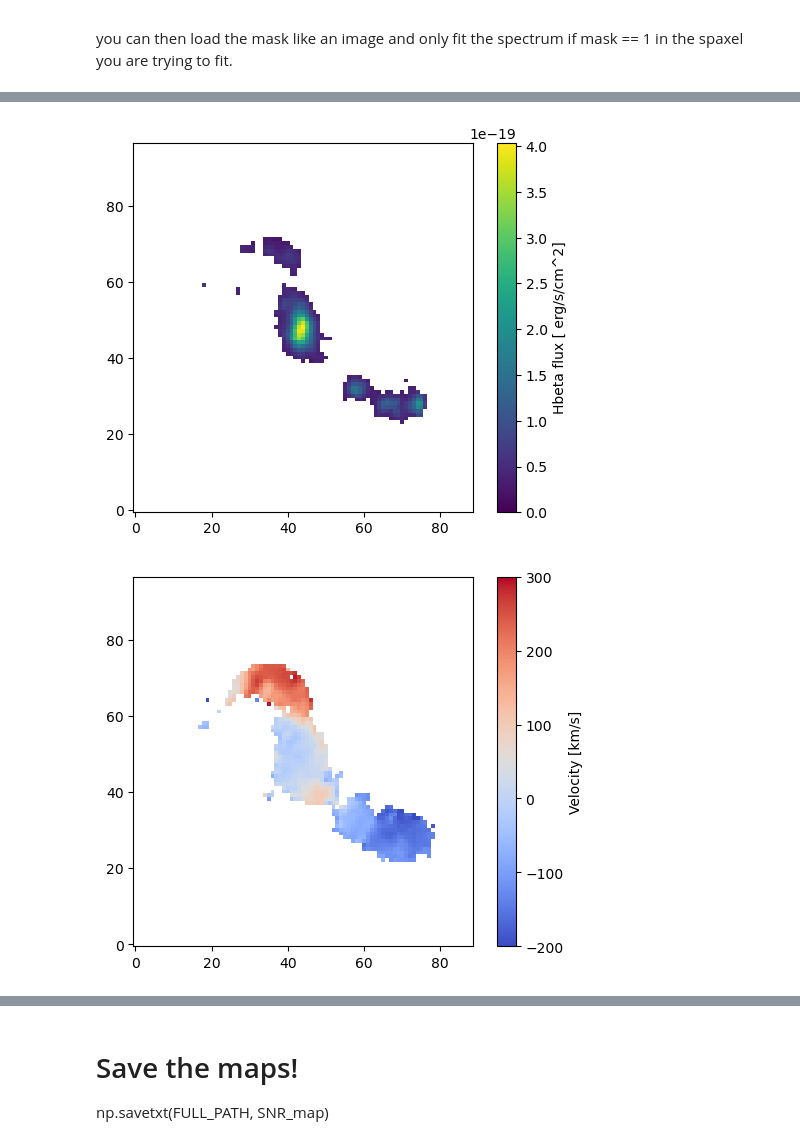
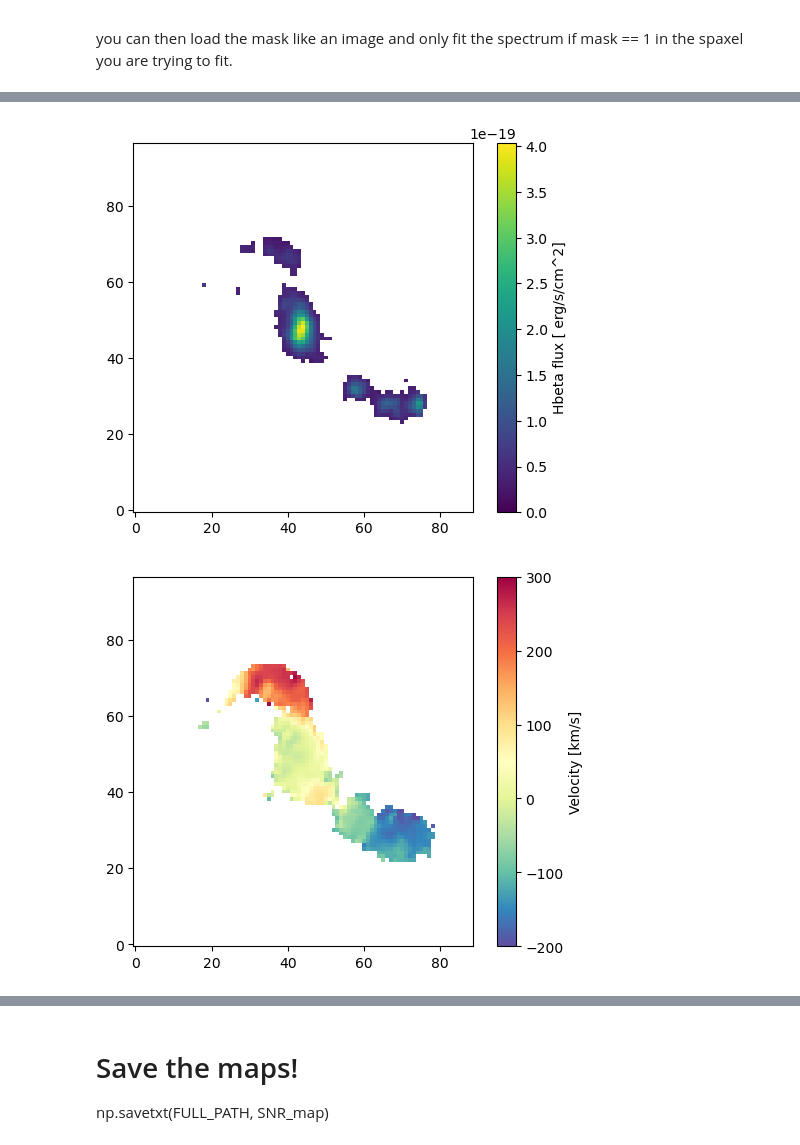
Before and after one commit to honzascholtz/Qubespec, a Jupyter notebook: Tutorial/Torun_school/5_Spaxel-by-spaxel_fitting.ipynb, the cells around one changed output, grey strips where cells are left out. Cells and saved outputs as stored; diff of their text form; code cells hidden in the pictures.

```diff
--- a/Tutorial/Torun_school/5_Spaxel-by-spaxel_fitting.ipynb
+++ b/Tutorial/Torun_school/5_Spaxel-by-spaxel_fitting.ipynb
@@ -285,31 +285,31 @@ for i in tqdm.tqdm(range(Flux_cube.shape[1])):
 # %%
 
 plt.figure()
 
 plt.imshow(OIII_flux, origin='lower', cmap='viridis', vmin=0)
 plt.colorbar(label='OIII flux [ erg/s/cm^2]')
 
 plt.figure()
 
 plt.imshow(Hbeta_flux, origin='lower', cmap='viridis', vmin=0)
 plt.colorbar(label='Hbeta flux [ erg/s/cm^2]')
 
 
 plt.figure()
 
-plt.imshow(vel_map, origin='lower', cmap='coolwarm', vmin=-200, vmax=300)
+plt.imshow(vel_map, origin='lower', cmap='Spectral_r', vmin=-200, vmax=300)
 plt.colorbar(label='Velocity [km/s]')
 
 plt.figure()
 
 plt.imshow(FWHM_map, origin='lower', cmap='viridis', vmin=100,vmax=300)
 plt.colorbar(label='FWHM [km/s]')
 
 plt.show()
 # %% [output]
 [figure]
 [figure]
-[figure, old version]
+[figure, new version]
 [figure]
 # %% [markdown]
 # Save the maps!
```
Also changed, not shown: 1 other file.
